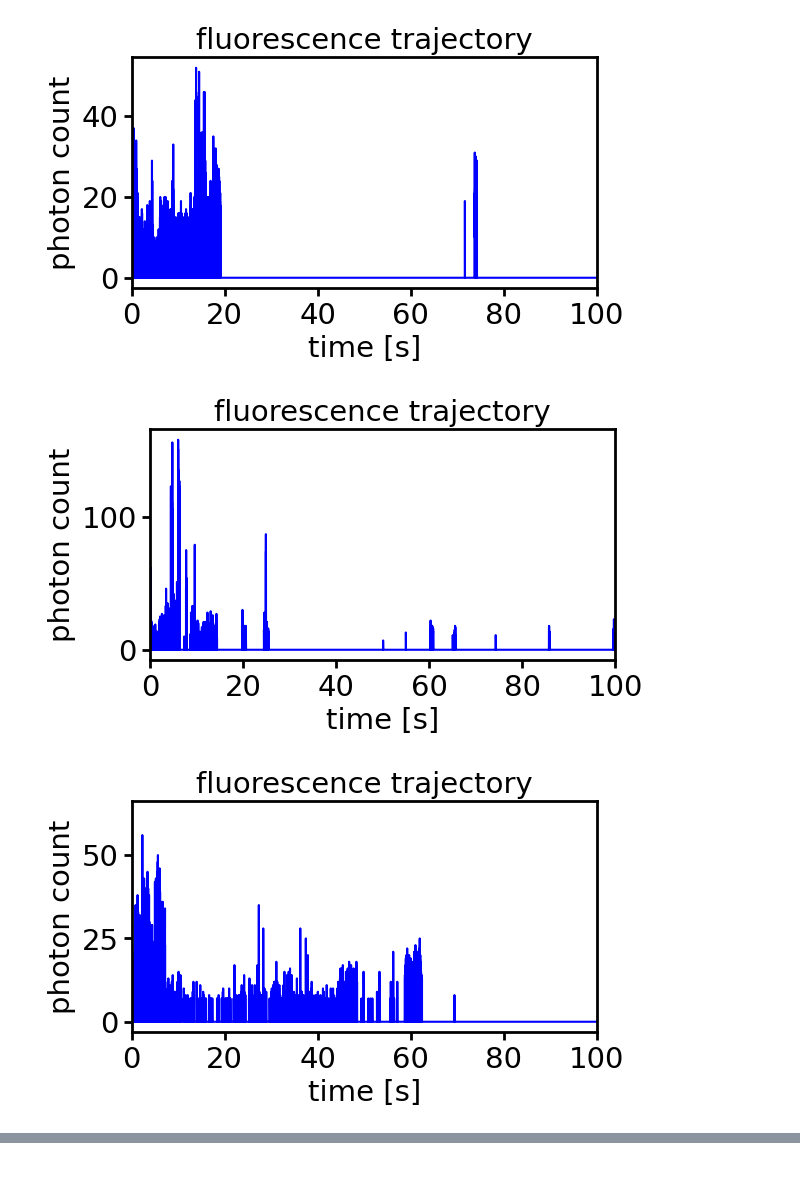
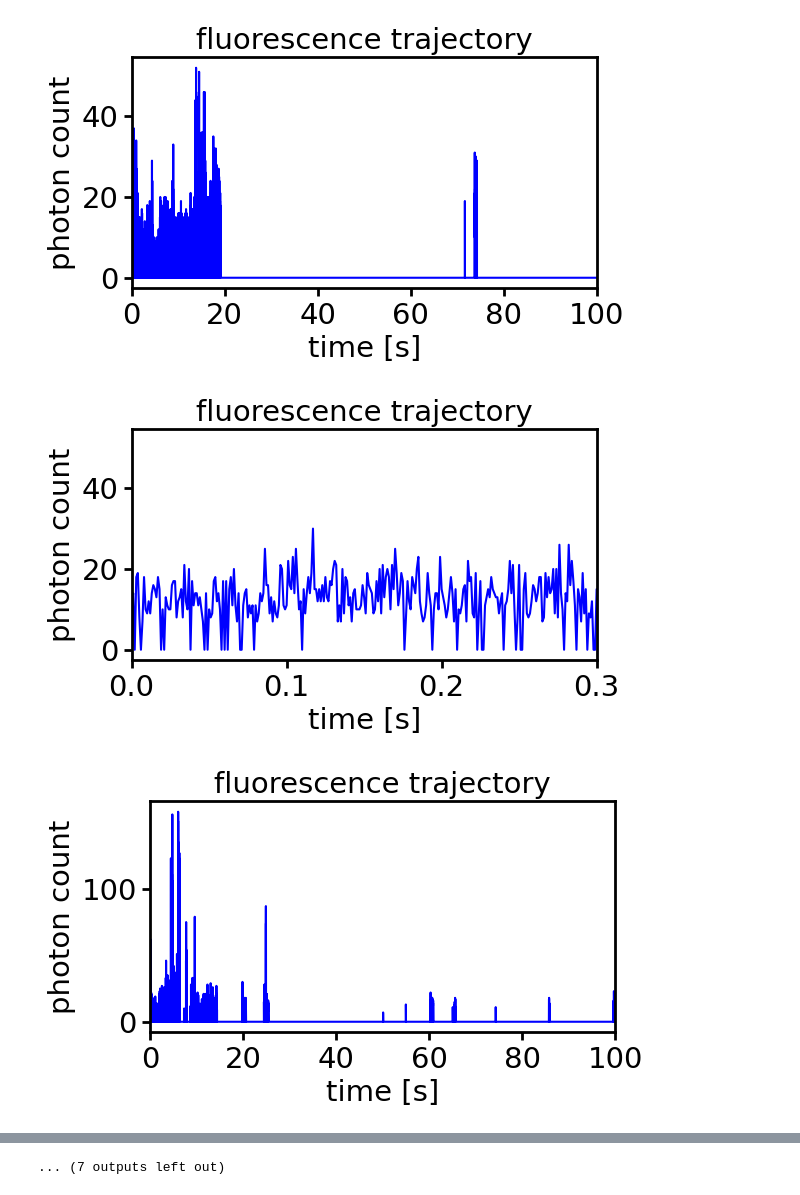
Before and after one commit to super-resolution/Fluopy, a Jupyter notebook: notebooks/cy5/experimental_data/DNA origami/3nm.ipynb, the cells around one changed output, grey strips where cells are left out. Saved outputs shown, nothing was run; the diff lists cells and outputs as text; code cells hidden in the pictures.

```diff
--- a/notebooks/cy5/experimental_data/DNA origami/3nm.ipynb
+++ b/notebooks/cy5/experimental_data/DNA origami/3nm.ipynb
@@ -35,32 +35,33 @@ path = r"C:\Users\ebert\OneDrive - Universität Würzburg\origami\3nm-Origami_Ti
 files = get_files_in_path(path)
 nrows = len(files)*2
 axes = fi.universal_figure(nrows=nrows, ncols=2, fig_height=nrows*4, fig_width=12)
 for i, filepath in enumerate(files):
     data = pd.read_csv(filepath, sep='\t', header=1)
     if 'Intens.[kCnts]' in data.columns:
         data.rename(columns={'Intens.[kCnts]': 'Intens.[Cnts]'}, inplace=True)
         data['Intens.[Cnts]'] = data['Intens.[Cnts]'] * 1000
     data['Intens.[Cnts]'] = data['Intens.[Cnts]'].apply(lambda x: 0 if x < 7 else x)
     emissions = em.Emissions()
     emissions.event_time_series = pd.Series(data['Intens.[Cnts]'].values, data['Time[s]'])
     blinks = bl.Blinking(emissions, memory=memory)
     on_off_times_analytic, on_off_values_analytic = bl.get_analytical_off_statistics(
         off_frames=blinks.off_periods_frames,
         off_periods=blinks.off_periods,
         on_frames=blinks.on_periods_frames,
         frame_time='1ms',
     )
     emissions.plot_time_series(xlim=[0, 100])
+    emissions.plot_time_series(xlim=[0, 0.3])
     blinks.plot(mode='off_histogram', range=[0, 100], axes=axes[i*2, 0])
     blinks.plot(mode='on_histogram', axes=axes[i*2, 1])
     bl.plot_off_statistics(on_off_times_analytic, on_off_values_analytic, axes=axes[i*2+1, 0])
     axes[i*2+1, 0].fill_between(on_off_times_analytic, on_off_values_analytic, color='gray', alpha=0.5)
     bl.plot_off_statistics(on_off_times_analytic, on_off_values_analytic, axes=axes[i*2+1, 1], xlim=[0, 50])
     axes[i*2+1, 1].fill_between(on_off_times_analytic, on_off_values_analytic, color='gray', alpha=0.5)
 figure = mi.get_figure(axes)
 figure.tight_layout()
 # %% [output]
 [figure]
 [figure]
-[figure, old version]
+[figure, new version]
-[figure, old version]
+[figure, new version]
@@ -72,0 +76 @@ figure.tight_layout()
+... (7 outputs left out)
```
Also changed, not shown: parts of 1 cell of this notebook, 6 other files.
